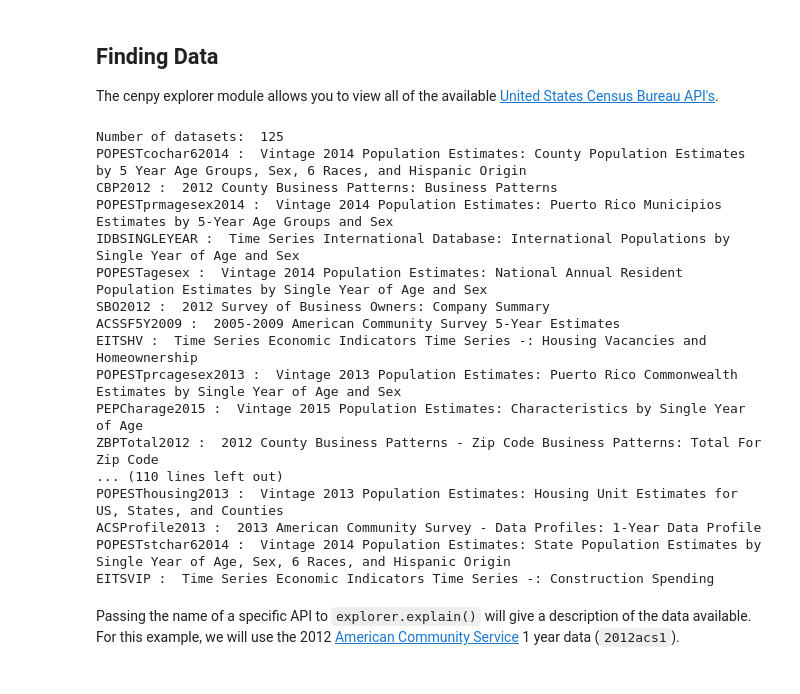
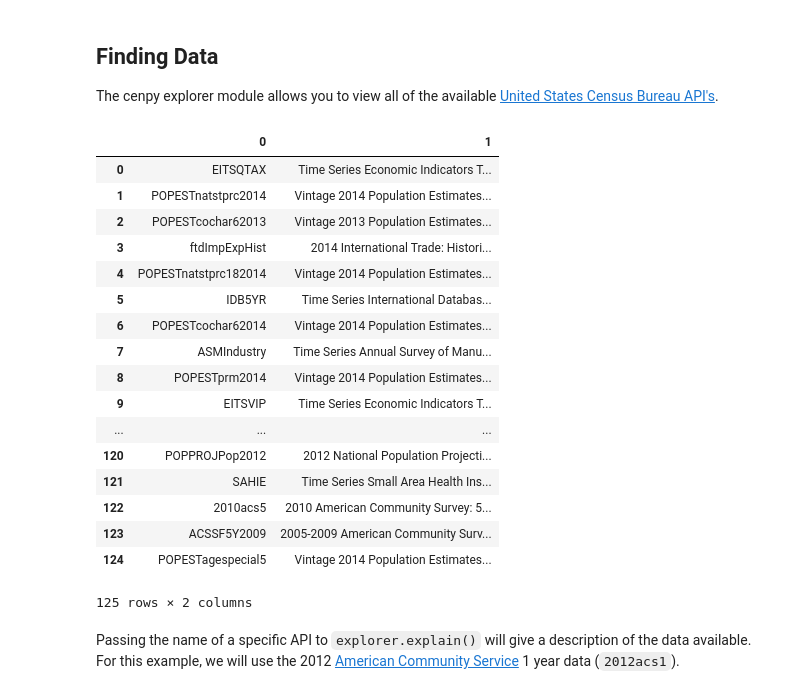
Before and after one commit to earthlab/tutorials, a Jupyter notebook: python/acquire_census_data.ipynb, the cells around one changed output. Drawn from its saved outputs; the diff is of its cells as text; code cells hidden in the pictures.

```diff
--- a/python/acquire_census_data.ipynb
+++ b/python/acquire_census_data.ipynb
@@ -26,29 +28,28 @@ import cenpy as cen
 The cenpy explorer module allows you to view all of the available [United States Census Bureau API's](http://www.census.gov/data/developers/data-sets.html).
 # %%
 datasets = list(cen.explorer.available(verbose=True).items())
-print('Number of datasets: ', len(datasets))
 
-# print all available datasets
-for i in range(0,len(datasets)):
-    print(datasets[i][0],': ',datasets[i][1])
+# print a table of the datasets
+pd.DataFrame(datasets)
 # %% [output]
+|  | 0 | 1 |
+| 0 | EITSQTAX | Time Series Economic Indicators T... |
+| 1 | POPESTnatstprc2014 | Vintage 2014 Population Estimates... |
+| 2 | POPESTcochar62013 | Vintage 2013 Population Estimates... |
+| 3 | ftdImpExpHist | 2014 International Trade: Histori... |
+| 4 | POPESTnatstprc182014 | Vintage 2014 Population Estimates... |
+| 5 | IDB5YR | Time Series International Databas... |
+| 6 | POPESTcochar62014 | Vintage 2014 Population Estimates... |
+| 7 | ASMIndustry | Time Series Annual Survey of Manu... |
+| 8 | POPESTprm2014 | Vintage 2014 Population Estimates... |
+| 9 | EITSVIP | Time Series Economic Indicators T... |
+| ... | ... | ... |
+| 120 | POPPROJPop2012 | 2012 National Population Projecti... |
+| 121 | SAHIE | Time Series Small Area Health Ins... |
+| 122 | 2010acs5 | 2010 American Community Survey: 5... |
+| 123 | ACSSF5Y2009 | 2005-2009 American Community Surv... |
+| 124 | POPESTagespecial5 | Vintage 2014 Population Estimates... |
-Number of datasets:  125
-POPESTcochar62014 :  Vintage 2014 Population Estimates: County Population Estimates by 5 Year Age Groups, Sex, 6 Races, and Hispanic Origin
-CBP2012 :  2012 County Business Patterns: Business Patterns
-POPESTprmagesex2014 :  Vintage 2014 Population Estimates: Puerto Rico Municipios Estimates by 5-Year Age Groups and Sex
-IDBSINGLEYEAR :  Time Series International Database: International Populations by Single Year of Age and Sex
-POPESTagesex :  Vintage 2014 Population Estimates: National Annual Resident Population Estimates by Single Year of Age and Sex
-SBO2012 :  2012 Survey of Business Owners: Company Summary
-ACSSF5Y2009 :  2005-2009 American Community Survey 5-Year Estimates
-EITSHV :  Time Series Economic Indicators Time Series -: Housing Vacancies and Homeownership
-POPESTprcagesex2013 :  Vintage 2013 Population Estimates: Puerto Rico Commonwealth Estimates by Single Year of Age and Sex
-PEPCharage2015 :  Vintage 2015 Population Estimates: Characteristics by Single Year of Age
-ZBPTotal2012 :  2012 County Business Patterns - Zip Code Business Patterns: Total For Zip Code
-... (110 lines left out)
-POPESThousing2013 :  Vintage 2013 Population Estimates: Housing Unit Estimates for US, States, and Counties
-ACSProfile2013 :  2013 American Community Survey - Data Profiles: 1-Year Data Profile
-POPESTstchar62014 :  Vintage 2014 Population Estimates: State Population Estimates by Single Year of Age, Sex, 6 Races, and Hispanic Origin
-EITSVIP :  Time Series Economic Indicators Time Series -: Construction Spending
+125 rows × 2 columns
 # %% [markdown]
 Passing the name of a specific API to `explorer.explain()` will give a description of the data available. For this example, we will use the 2012 [American Community Service](https://www.census.gov/programs-surveys/acs/) 1 year data (`2012acs1`).
 # %%
```
Also changed, not shown: parts of 18 cells of this notebook.
